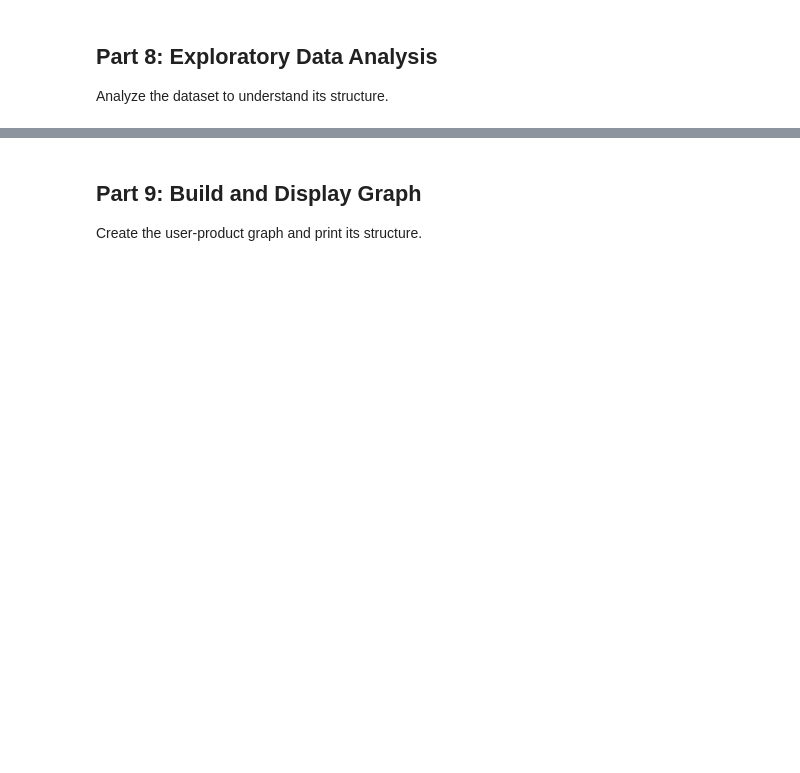
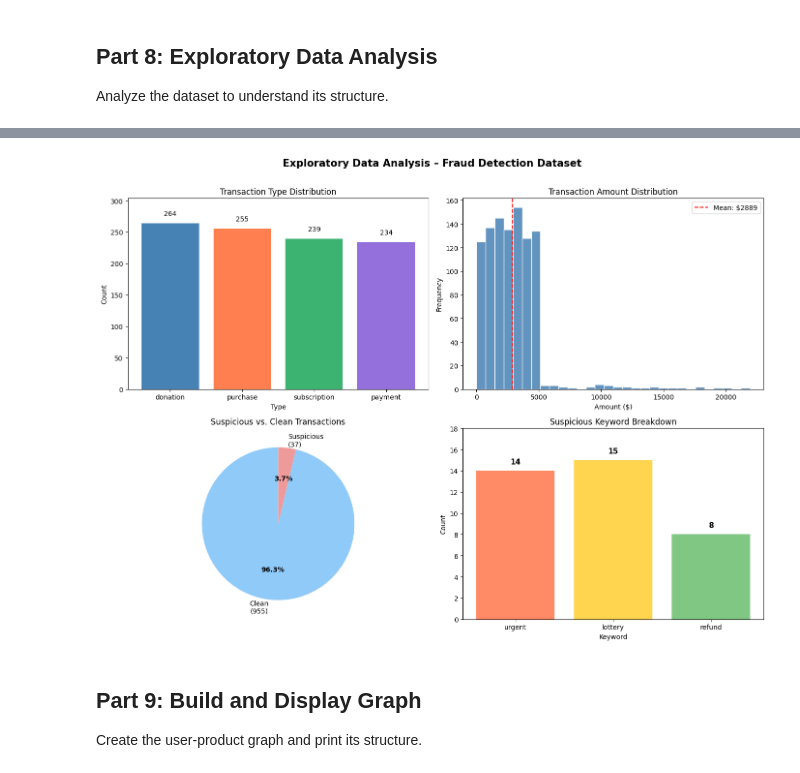
Before and after one commit to eericson2005/DSA-Project, a Jupyter notebook: student_template.ipynb, the cells around one changed output, grey strips where cells are left out. Drawn from its saved outputs; the diff is of its cells as text; code cells hidden in the pictures; blank space fills up the shorter version.

```diff
--- a/student_template.ipynb
+++ b/student_template.ipynb
@@ -31,6 +31,9 @@ def load_data(file_path: str) -> List[Dict[str, str]]:
     -------
     List[Dict[str, str]]
         Each element is one row from the CSV, keyed by column header.
+
+    Time complexity: O(N) where N = number of rows in the CSV.
+    Space complexity: O(N) to store all transaction records in memory.
     """
     transactions: List[Dict[str, str]] = []
 
@@ -203,11 +218,11 @@ print("=" * 50)
 total_transactions = len(dataset)
 print(f"\nTotal transactions: {total_transactions}")
 
-# 2. Sample transaction (already printed above, repeated here for context)
+# 2. Sample transaction
 print(f"\nSample transaction:\n  {dataset[0]}")
 
 # 3. Count unique users, products, and description types
-# Set comprehensions deduplicate IDs in a single O(N) pass
+# Set comprehensions "[]"" deduplicate IDs in a single O(N) pass
 unique_users        = {txn['user_id']     for txn in dataset}
 unique_products     = {txn['product_id']  for txn in dataset}
 unique_descriptions = {txn['description'] for txn in dataset}
@@ -217,18 +232,18 @@ print(f"Unique products:     {len(unique_products)}")
 print(f"Unique descriptions: {len(unique_descriptions)}")
 
 # 4. Transaction type distribution
-desc_counts: Dict[str, int] = {}
+# Group descriptions by their base type (first word) for clarity
+base_type_counts: Dict[str, int] = {}
 for txn in dataset:
-    desc = txn['description']
-    desc_counts[desc] = desc_counts.get(desc, 0) + 1
+    base = txn['description'].split()[0]   # e.g. "donation urgent" -> "donation"
+    base_type_counts[base] = base_type_counts.get(base, 0) + 1
 
-print("\nTransaction type distribution:")
-# Sort by count descending so the most common types appear first
-for desc, count in sorted(desc_counts.items(), key=lambda x: -x[1]):
+print("\nBase transaction type distribution:")
+for desc, count in sorted(base_type_counts.items(), key=lambda x: -x[1]):
     pct = count / total_transactions * 100
     print(f"  {desc:<20} {count:>6}  ({pct:.1f}%)")
 
-# 5. Amount statistics -- stored as strings in CSV so we cast to float
+# 5. Amount statistics -- amounts are stored as strings, so cast to float
 amounts = [float(txn['amount']) for txn in dataset]
 
 print(f"\nAmount statistics:")
@@ -237,7 +252,6 @@ print(f"  Max:     ${max(amounts):>10.2f}")
 print(f"  Average: ${sum(amounts) / len(amounts):>10.2f}")
 
 # 6 & 7. Suspicious transaction count and rate
-# Using the three keywords specified in the project description
 suspicious_keywords = ["urgent", "lottery", "refund"]
 
 suspicious_txns  = find_suspicious(dataset, suspicious_keywords)
@@ -245,3 +259,67 @@ suspicious_count = len(suspicious_txns)
 suspicious_rate  = suspicious_count / total_transactions * 100
 
 print(f"\nSuspicious transactions: {suspicious_count} ({suspicious_rate:.2f}%)")
+
+# ── Visualisations ────────────────────────────────────────────────────────────
+fig, axes = plt.subplots(2, 2, figsize=(14, 10))
+fig.suptitle("Exploratory Data Analysis – Fraud Detection Dataset",
+             fontsize=15, fontweight='bold', y=1.01)
+
+# -- Chart 1: Transaction type distribution (bar) ----------------------------
+ax1 = axes[0, 0]
+types_sorted = sorted(base_type_counts.items(), key=lambda x: -x[1])
+labels1, values1 = zip(*types_sorted)
+bars = ax1.bar(labels1, values1, color=['steelblue', 'coral', 'mediumseagreen', 'mediumpurple'])
+ax1.set_title("Transaction Type Distribution")
+ax1.set_xlabel("Type")
+ax1.set_ylabel("Count")
+# Annotate each bar with its count
+for bar, val in zip(bars, values1):
+    ax1.text(bar.get_x() + bar.get_width() / 2, bar.get_height() + 10,
+             str(val), ha='center', va='bottom', fontsize=10)
+ax1.set_ylim(0, max(values1) * 1.15)
+
+# -- Chart 2: Transaction amount histogram -----------------------------------
+ax2 = axes[0, 1]
+ax2.hist(amounts, bins=30, color='steelblue', edgecolor='white', alpha=0.85)
+ax2.axvline(sum(amounts) / len(amounts), color='red', linestyle='--',
+            linewidth=1.5, label=f"Mean: ${sum(amounts)/len(amounts):.0f}")
+ax2.set_title("Transaction Amount Distribution")
+ax2.set_xlabel("Amount ($)")
+ax2.set_ylabel("Frequency")
+ax2.legend(fontsize=10)
+
+# -- Chart 3: Suspicious vs. clean pie chart ---------------------------------
+ax3 = axes[1, 0]
+clean_count = total_transactions - suspicious_count
+pie_vals    = [clean_count, suspicious_count]
+pie_labels  = [f"Clean\n({clean_count:,})", f"Suspicious\n({suspicious_count:,})"]
+pie_colors  = ['#90CAF9', '#EF9A9A']
+wedges, texts, autotexts = ax3.pie(
+    pie_vals, labels=pie_labels, colors=pie_colors,
+    autopct='%1.1f%%', startangle=90, textprops={'fontsize': 10}
+)
+for at in autotexts:
+    at.set_fontweight('bold')
+ax3.set_title("Suspicious vs. Clean Transactions")
+
+# -- Chart 4: Suspicious keyword breakdown (bar) -----------------------------
+ax4 = axes[1, 1]
+kw_counts = {}
+for kw in suspicious_keywords:
+    # Count transactions whose description contains this specific keyword
+    kw_counts[kw] = sum(1 for txn in dataset if kw.lower() in txn['description'].lower())
+
+kw_colors = ['#FF8A65', '#FFD54F', '#81C784']
+kw_bars = ax4.bar(kw_counts.keys(), kw_counts.values(), color=kw_colors)
+ax4.set_title("Suspicious Keyword Breakdown")
+ax4.set_xlabel("Keyword")
+ax4.set_ylabel("Count")
+for bar, val in zip(kw_bars, kw_counts.values()):
+    ax4.text(bar.get_x() + bar.get_width() / 2, bar.get_height() + 0.5,
+             str(val), ha='center', va='bottom', fontsize=11, fontweight='bold')
+ax4.set_ylim(0, max(kw_counts.values()) * 1.2)
+
+plt.tight_layout()
+plt.show()
+# %% [output]
@@ -248,3 +343,4 @@ print(f"\nSuspicious transactions: {suspicious_count} ({suspicious_rate:.2f}%)")
+[figure, added]
 # %% [markdown]
 ## Part 9: Build and Display Graph
 
```
Also changed, not shown: parts of 14 cells of this notebook, 2 other files.
